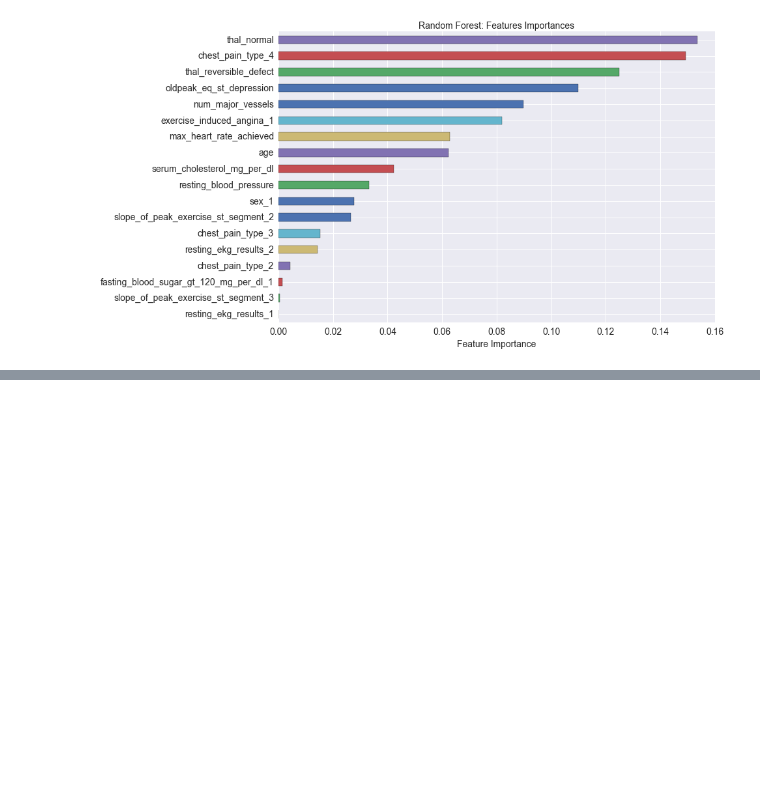
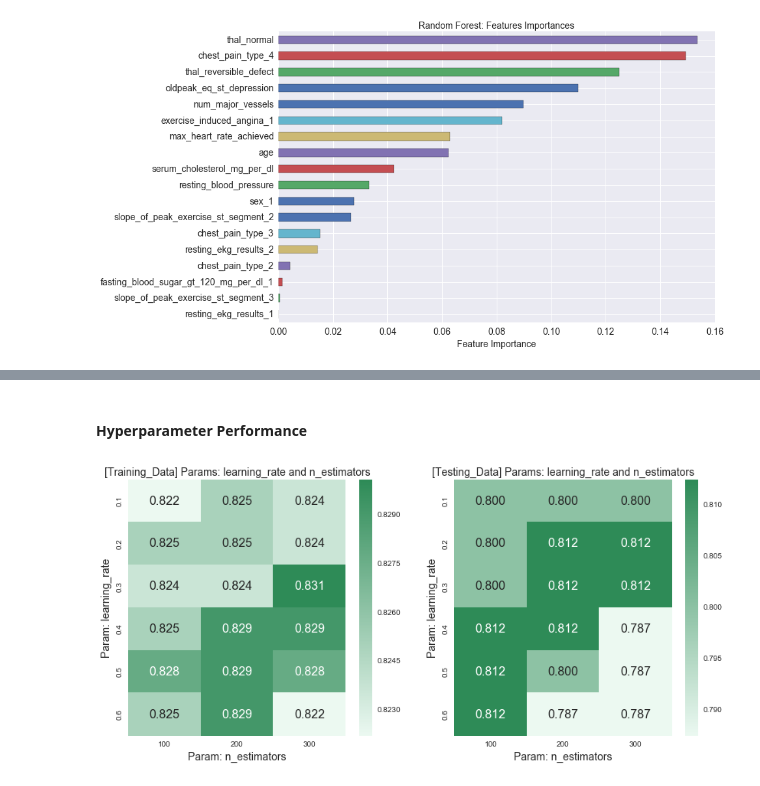
Before and after one commit to MattTriano/personal_site_public, a Jupyter notebook: Heart_Disease.ipynb, the cells around one changed output, grey strips where cells are left out. Cells and saved outputs as stored; diff of their text form; code cells hidden in the pictures; blank space fills up the shorter version.

Commit message:
added adaboost classifiers

```diff
--- a/Heart_Disease.ipynb
+++ b/Heart_Disease.ipynb
@@ -1346,0 +1353,11 @@ ax.set_xlabel('Feature Importance', fontsize=14)
+# %%
+dt = DecisionTreeClassifier(max_depth=7, criterion='gini', min_samples_leaf=3)
+bnb = BernoulliNB()
+steps = [('ada', AdaBoostClassifier())]
+pipeline = Pipeline(steps)
+parameters = [{'ada__base_estimator':[dt, bnb],
+               'ada__n_estimators': [100,200,300],
+               'ada__learning_rate':[0.1, 0.2, 0.3, 0.4, 0.5, 0.6],
+               'ada__algorithm': ['SAMME.R']}]
+ada_gs = GridSearchCV(pipeline, parameters, cv=10, return_train_score=True, scoring='recall', n_jobs=-1, verbose=4)
+ada_gs.fit(X_train, y_train.values.reshape((y_train.size,)))
@@ -1346,0 +1394,18 @@ ax.set_xlabel('Feature Importance', fontsize=14)
+# %%
+grid_clf = ada_gs
+ada_grid_dict = {'mean_train_score': grid_clf.cv_results_['mean_train_score'],
+                'mean_test_score': grid_clf.cv_results_['mean_test_score'],
+                'estimator': grid_clf.cv_results_['param_ada__base_estimator'],
+                'n_estimators': grid_clf.cv_results_['param_ada__n_estimators'],
+                'learning_rate': grid_clf.cv_results_['param_ada__learning_rate']}
+
+map_df = pd.DataFrame(ada_grid_dict)
+# %% [markdown]
+#### Hyperparameter Performance
+# %%
+# Looking at variation over learning_rate and n_estimators with a Naive Bayes base_estimator
+tmp = map_df[(map_df['estimator'] == bnb)]
+
+train_test_param_map(x_var_='n_estimators', y_var_='learning_rate', map_df_=tmp)
+# %% [output]
+[figure, added]
```
Also changed, not shown: parts of 25 cells of this notebook.
